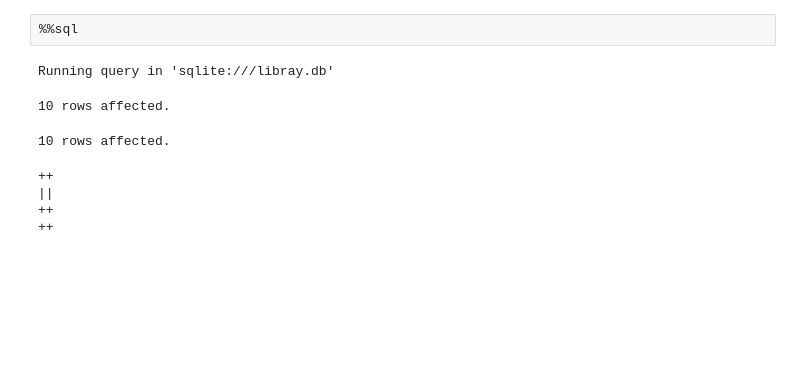
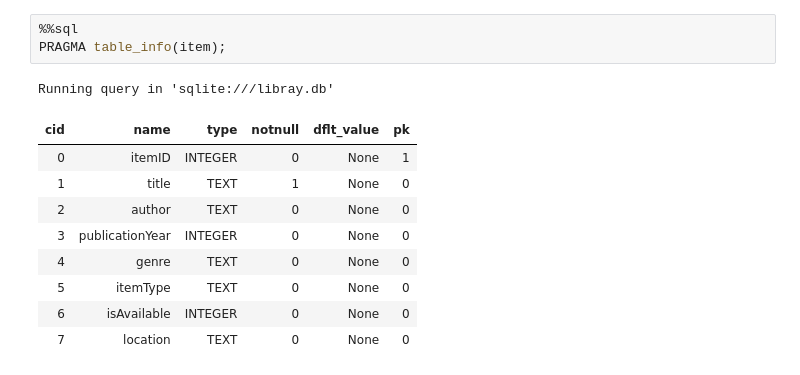
Before and after one commit to qmphi/library-database, a Jupyter notebook: MiniProjectSetup.ipynb, the cells around one changed output. Drawn from its saved outputs; the diff is of its cells as text; blank space fills up the shorter version.

```diff
--- a/MiniProjectSetup.ipynb
+++ b/MiniProjectSetup.ipynb
@@ -128,14 +130,18 @@ Running query in 'sqlite:///libray.db'
 ++
 # %%
 %%sql
+PRAGMA table_info(item);
 # %% [output]
 Running query in 'sqlite:///libray.db'
-10 rows affected.
-10 rows affected.
-++
-||
-++
-++
+| cid | name | type | notnull | dflt_value | pk |
+| 0 | itemID | INTEGER | 0 | None | 1 |
+| 1 | title | TEXT | 1 | None | 0 |
+| 2 | author | TEXT | 0 | None | 0 |
+| 3 | publicationYear | INTEGER | 0 | None | 0 |
+| 4 | genre | TEXT | 0 | None | 0 |
+| 5 | itemType | TEXT | 0 | None | 0 |
+| 6 | isAvailable | INTEGER | 0 | None | 0 |
+| 7 | location | TEXT | 0 | None | 0 |
 # %%
 %%sql
 -- SELECT name FROM sqlite_master WHERE type='table';
```
Also changed, not shown: parts of 11 cells of this notebook, 1 other file.
